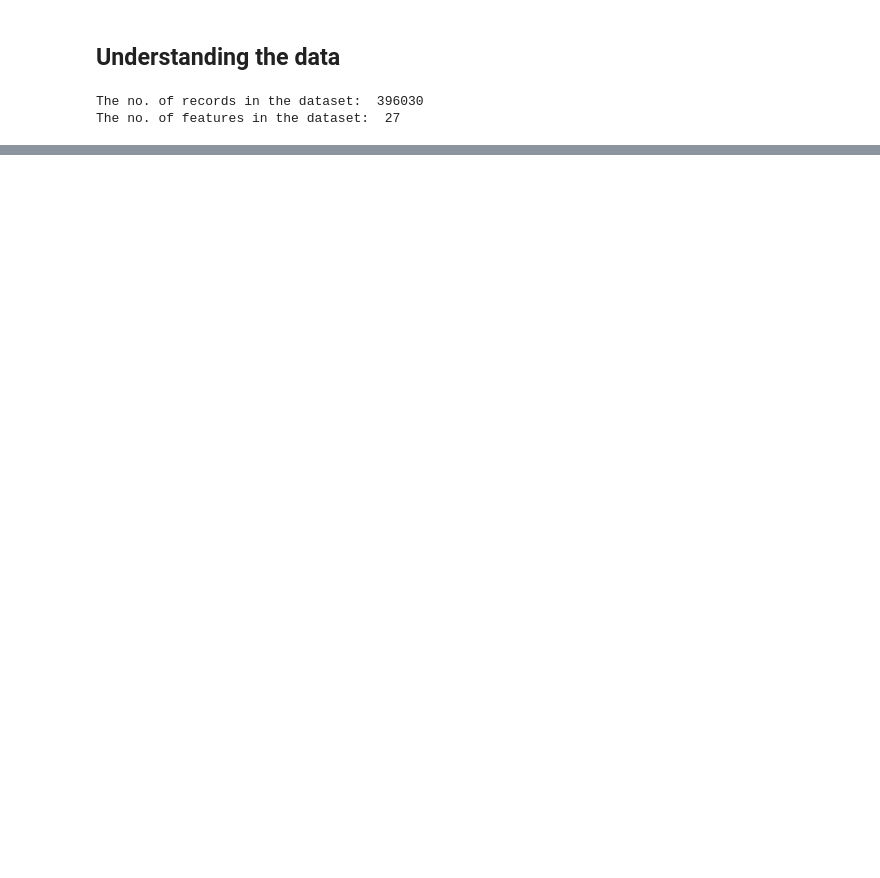
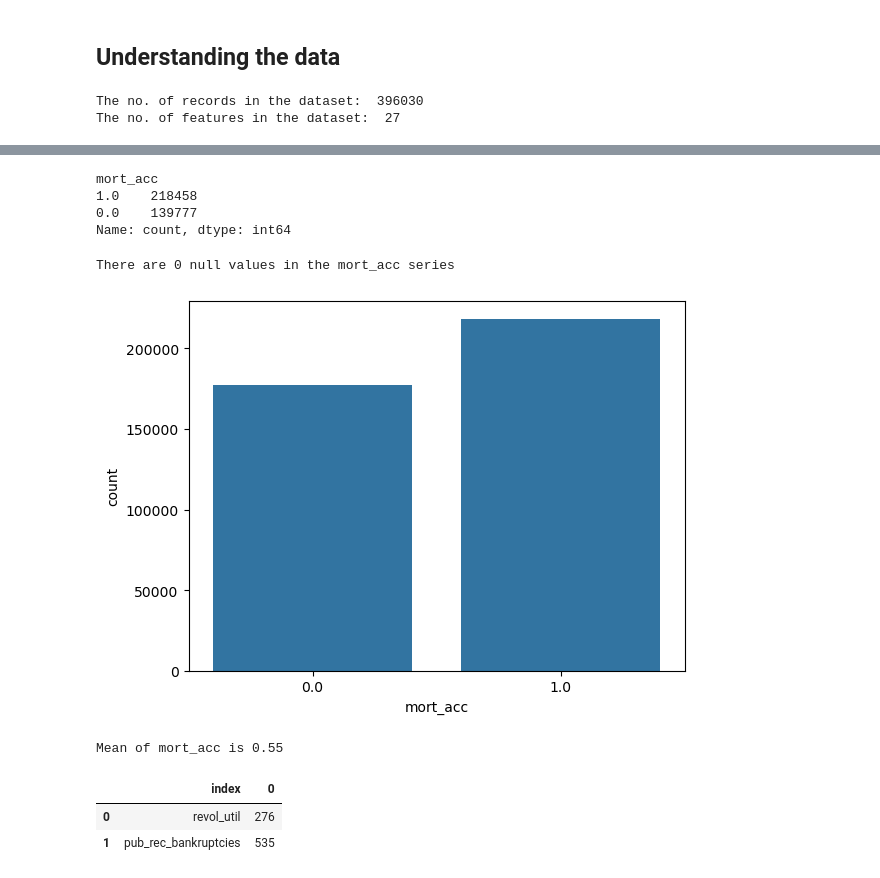
Before and after one commit to sayed-ashfaq/Loantap_logistic_regression, a Jupyter notebook: Loantap_EDA.ipynb, the cells around one changed output, grey strips where cells are left out. Drawn from its saved outputs; the diff is of its cells as text; code cells hidden in the pictures; blank space fills up the shorter version.

```diff
--- a/Loantap_EDA.ipynb
+++ b/Loantap_EDA.ipynb
@@ -110,0 +469,33 @@ The no. of features in the dataset:  27
+# %%
+df['mort_acc'][df['mort_acc'] > 0] = 1
+df['mort_acc'].value_counts()
+# %% [output]
+mort_acc
+1.0    218458
+0.0    139777
+Name: count, dtype: int64
+# %%
+# Fill the n/a values with 0
+
+df['mort_acc'].fillna(0, inplace= True)
+
+print(f"There are {df['mort_acc'].isna().sum()} null values in the mort_acc series")
+# %% [output]
+There are 0 null values in the mort_acc series
+# %%
+# df['mort_acc'].value_counts()
+
+sns.barplot(df['mort_acc'].value_counts())
+plt.show()
+# %% [output]
+[figure, added]
+# %%
+print(f"Mean of mort_acc is {df['mort_acc'].mean().round(2)}")
+# %% [output]
+Mean of mort_acc is 0.55
+# %%
+df.isna().sum()[df.isna().sum() > 0].reset_index()
+# %% [output]
+|  | index | 0 |
+| 0 | revol_util | 276 |
+| 1 | pub_rec_bankruptcies | 535 |
```
Also changed, not shown: parts of 46 cells of this notebook.
